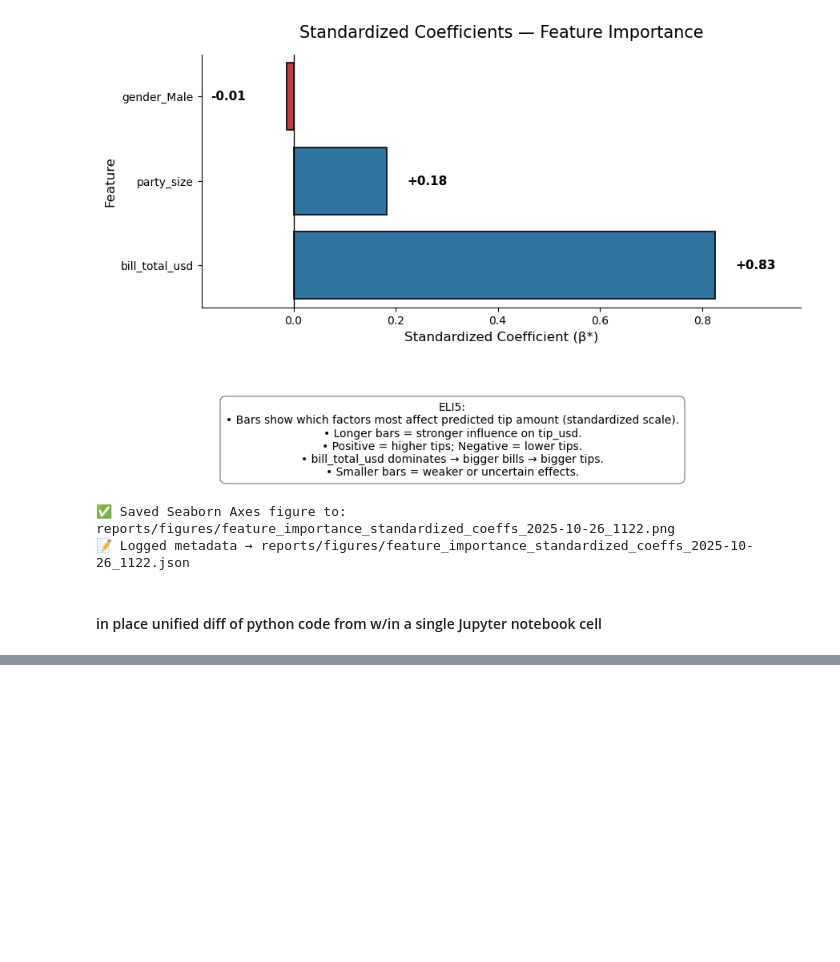
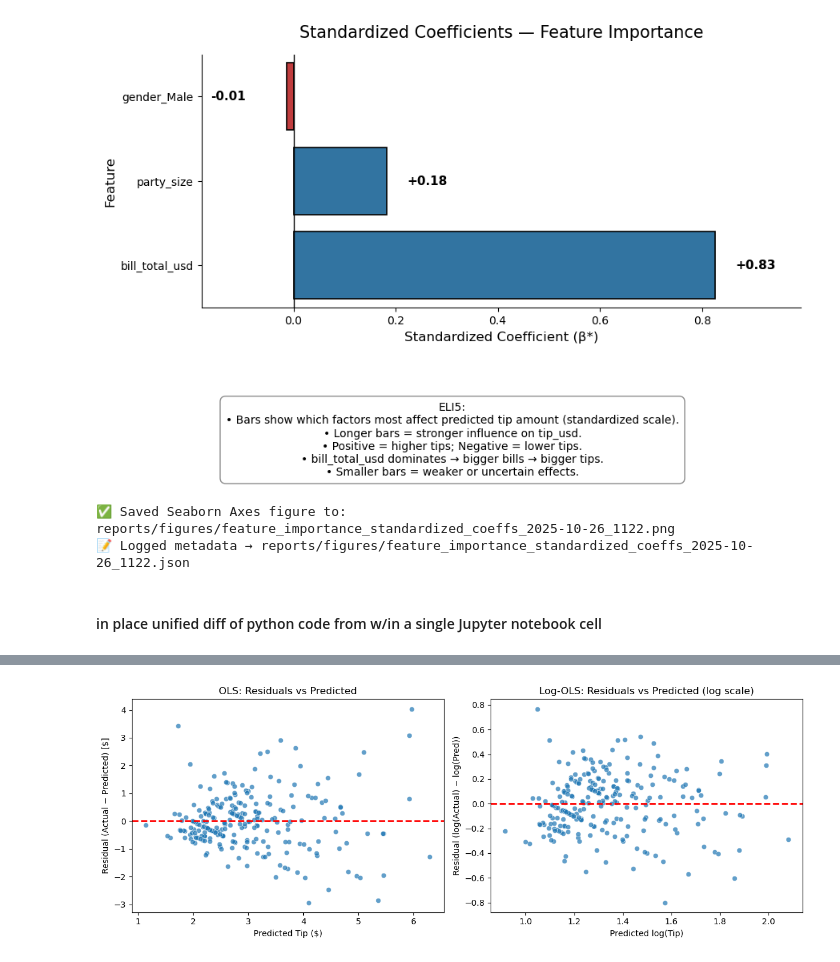
Before and after one commit to ramtackett/Masters-level-DIY-Data-Science-Curriculum-ai-Era-, a Jupyter notebook: ds-zero-to-one/notebooks/05_Feature_Importance_and_Model_Refinement.ipynb, the cells around one changed output, grey strips where cells are left out. Saved outputs shown, nothing was run; the diff lists cells and outputs as text; code cells hidden in the pictures; blank space fills up the shorter version.

```diff
--- a/ds-zero-to-one/notebooks/05_Feature_Importance_and_Model_Refinement.ipynb
+++ b/ds-zero-to-one/notebooks/05_Feature_Importance_and_Model_Refinement.ipynb
@@ -869,0 +1262,89 @@ show_diff(cell_a, cell_b)
+# %%
+# --- Compare OLS vs Log-OLS: Residuals vs Predicted (side-by-side) ---
+import numpy as np
+import pandas as pd
+import matplotlib.pyplot as plt
+import seaborn as sns
+from sklearn.linear_model import LinearRegression
+from scipy.stats import shapiro
+
+# ---- Inputs (expects df with these columns) ----
+features = ["bill_total_usd", "party_size"]
+target   = "tip_usd"
+X = df[features].to_numpy()
+y = df[target].to_numpy()
+
+# ---------- Model A: Ordinary Least Squares on y ----------
+ols = LinearRegression().fit(X, y)
+yhat_ols = ols.predict(X)
+resid_ols = y - yhat_ols
+
+# ---------- Model B: OLS on log(y) (variance stabilizing) ----------
+# Use log1p/expm1 for safety with zeros
+y_log = np.log1p(y)
+log_ols = LinearRegression().fit(X, y_log)
+yhat_log = log_ols.predict(X)
+# Residuals on log scale
+resid_log = y_log - yhat_log
+
+# Optional: back-transform log predictions if you want predictions on $ scale
+yhat_log_back = np.expm1(yhat_log)
+
+# ---------- Quick normality check (Shapiro–Wilk) ----------
+stat_ols, p_ols = shapiro(resid_ols)
+stat_log, p_log = shapiro(resid_log)
+
+print("Shapiro–Wilk (normality of residuals)")
+print(f"  OLS residuals:     stat={stat_ols:.3f}, p={p_ols:.4f}")
+print(f"  Log-OLS residuals: stat={stat_log:.3f}, p={p_log:.4f}")
+print(("  ✅ Log-OLS looks more normal" if p_log > p_ols else "  ℹ️ OLS looks at least as normal")
+      + " (compare p-values; >0.05 is typically 'normal enough').")
+
+# ---------- Plot residuals vs predicted for both ----------
+fig, axes = plt.subplots(1, 2, figsize=(12, 4.5), sharey=False)
+
+# Left: OLS residuals vs predicted ($ scale)
+sns.scatterplot(x=yhat_ols, y=resid_ols, alpha=0.7, ax=axes[0])
+axes[0].axhline(0, color="red", ls="--", lw=2)
+axes[0].set_title("OLS: Residuals vs Predicted")
+axes[0].set_xlabel("Predicted Tip ($)")
+axes[0].set_ylabel("Residual (Actual − Predicted) [$]")
+
+# Right: Log-OLS residuals vs predicted (log scale)
+sns.scatterplot(x=yhat_log, y=resid_log, alpha=0.7, ax=axes[1])
+axes[1].axhline(0, color="red", ls="--", lw=2)
+axes[1].set_title("Log-OLS: Residuals vs Predicted (log scale)")
+axes[1].set_xlabel("Predicted log(Tip)")
+axes[1].set_ylabel("Residual (log(Actual) − log(Pred))")
+
+plt.tight_layout()
+plt.show()
+
+# ---------- Optional: save via your helper (with graceful fallback) ----------
+try:
+    from src.helpers import save_and_log_plot
+    # make a small logging frame
+    df_log = pd.DataFrame({
+        "pred_tip_ols": yhat_ols,
+        "resid_ols": resid_ols,
+        "pred_tip_log": yhat_log,
+        "resid_log": resid_log
+    })
+    save_and_log_plot(
+        fig,
+        "reports/figures/ols_vs_log_ols_residuals_side_by_side.png",
+        df=df_log,
+        chart_type="residuals_compare",
+        library="matplotlib+seaborn",
+        x="pred_tip_ols",
+        y="resid_ols",
+        dataset_name="tips_cleaned",
+        dataset_path="data/processed/tips_cleaned.csv",
+        notebook="notebooks/05_Heteroscedasticity_Fixes.ipynb",
+        notes=f"Compare OLS vs log-OLS. Shapiro p (OLS)={p_ols:.4f}, (Log-OLS)={p_log:.4f}.",
+        timestamped=True
+    )
+    print("✅ Saved via save_and_log_plot")
+except Exception as e:
+    print(f"(Optional logging skipped) Reason: {e.__class__.__name__}: {e}")
+# %% [output]
@@ -869,0 +1355 @@ show_diff(cell_a, cell_b)
+[figure, added]
```
Also changed, not shown: parts of 27 cells of this notebook, 10 other files.
